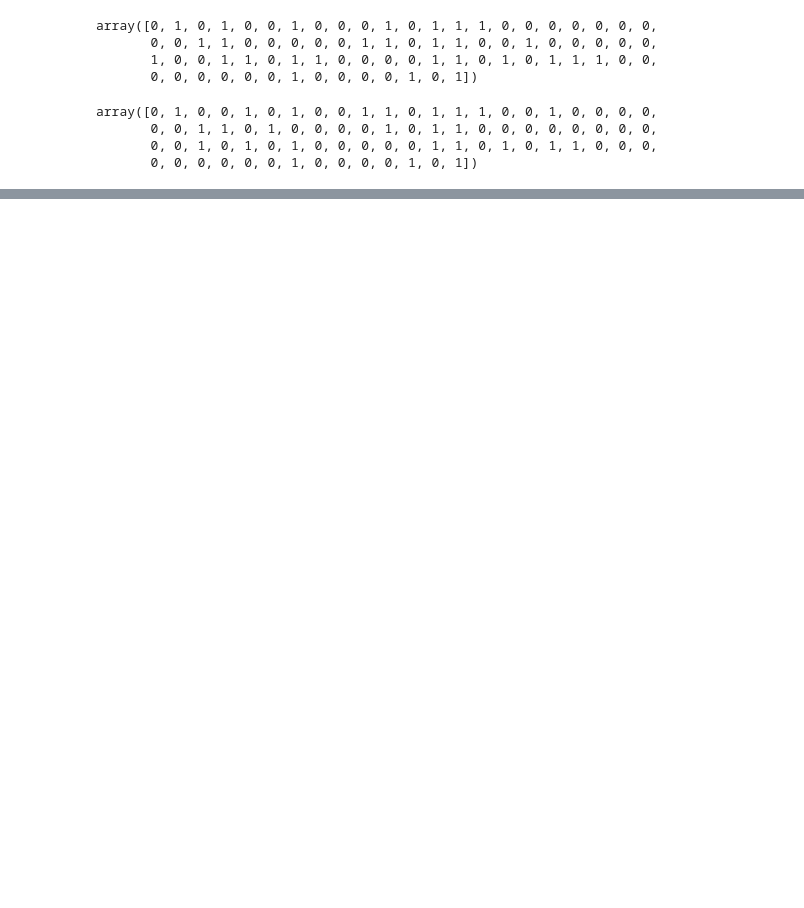
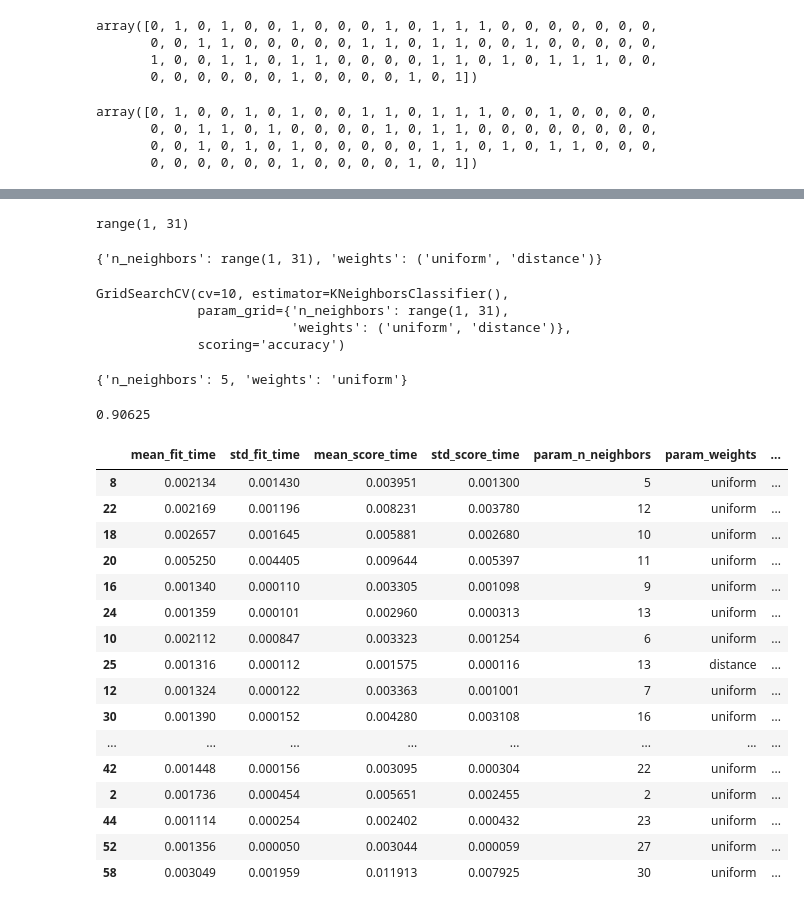
Before and after one commit to bdfd/-Portfolio_Project_13-House_Price_Prediction, a Jupyter notebook: Social_Network_Ad.ipynb, the cells around one changed output, grey strips where cells are left out. Drawn from its saved outputs; the diff is of its cells as text; code cells hidden in the pictures; blank space fills up the shorter version.

Commit message:
Apply KNN algorithms and Grid-Search Method

```diff
--- a/Social_Network_Ad.ipynb
+++ b/Social_Network_Ad.ipynb
@@ -253,0 +263,4 @@ array([0, 1, 0, 0, 1, 0, 1, 0, 0, 1, 1, 0, 1, 1, 1, 0, 0, 1, 0, 0, 0, 0,
+# %%
+# from sklearn.neighbors import KNeighborsClassifier
+knn_model = KNeighborsClassifier()
+knn_model.fit(X_train, y_train)
@@ -253,0 +285,49 @@ array([0, 1, 0, 0, 1, 0, 1, 0, 0, 1, 1, 0, 1, 1, 1, 0, 0, 1, 0, 0, 0, 0,
+# %%
+# from sklearn.model_selection import GridSearchCV
+k_range = range(1,31)
+print(k_range)
+weight_factor = ('uniform','distance')
+param_grid = dict(n_neighbors=k_range, weights=weight_factor)
+param_grid
+# %% [output]
+range(1, 31)
+{'n_neighbors': range(1, 31), 'weights': ('uniform', 'distance')}
+# %%
+knn_grid_model = GridSearchCV(knn_model, param_grid, cv=10, scoring='accuracy')
+# %%
+knn_grid_model.fit(X_train, y_train)
+# %% [output]
+GridSearchCV(cv=10, estimator=KNeighborsClassifier(),
+             param_grid={'n_neighbors': range(1, 31),
+                         'weights': ('uniform', 'distance')},
+             scoring='accuracy')
+# %%
+knn_grid_model.best_params_
+# %% [output]
+{'n_neighbors': 5, 'weights': 'uniform'}
+# %%
+knn_grid_model.best_score_
+# %% [output]
+0.90625
+# %%
+df = pd.DataFrame(knn_grid_model.cv_results_)
+df = df.sort_values(['rank_test_score','mean_fit_time'])
+df
+# %% [output]
+|  | mean_fit_time | std_fit_time | mean_score_time | std_score_time | param_n_neighbors | param_weights | ... |
+| 8 | 0.002134 | 0.001430 | 0.003951 | 0.001300 | 5 | uniform | ... |
+| 22 | 0.002169 | 0.001196 | 0.008231 | 0.003780 | 12 | uniform | ... |
+| 18 | 0.002657 | 0.001645 | 0.005881 | 0.002680 | 10 | uniform | ... |
+| 20 | 0.005250 | 0.004405 | 0.009644 | 0.005397 | 11 | uniform | ... |
+| 16 | 0.001340 | 0.000110 | 0.003305 | 0.001098 | 9 | uniform | ... |
+| 24 | 0.001359 | 0.000101 | 0.002960 | 0.000313 | 13 | uniform | ... |
+| 10 | 0.002112 | 0.000847 | 0.003323 | 0.001254 | 6 | uniform | ... |
+| 25 | 0.001316 | 0.000112 | 0.001575 | 0.000116 | 13 | distance | ... |
+| 12 | 0.001324 | 0.000122 | 0.003363 | 0.001001 | 7 | uniform | ... |
+| 30 | 0.001390 | 0.000152 | 0.004280 | 0.003108 | 16 | uniform | ... |
+| ... | ... | ... | ... | ... | ... | ... | ... |
+| 42 | 0.001448 | 0.000156 | 0.003095 | 0.000304 | 22 | uniform | ... |
+| 2 | 0.001736 | 0.000454 | 0.005651 | 0.002455 | 2 | uniform | ... |
+| 44 | 0.001114 | 0.000254 | 0.002402 | 0.000432 | 23 | uniform | ... |
+| 52 | 0.001356 | 0.000050 | 0.003044 | 0.000059 | 27 | uniform | ... |
+| 58 | 0.003049 | 0.001959 | 0.011913 | 0.007925 | 30 | uniform | ... |
```
Also changed, not shown: parts of 10 cells of this notebook.
